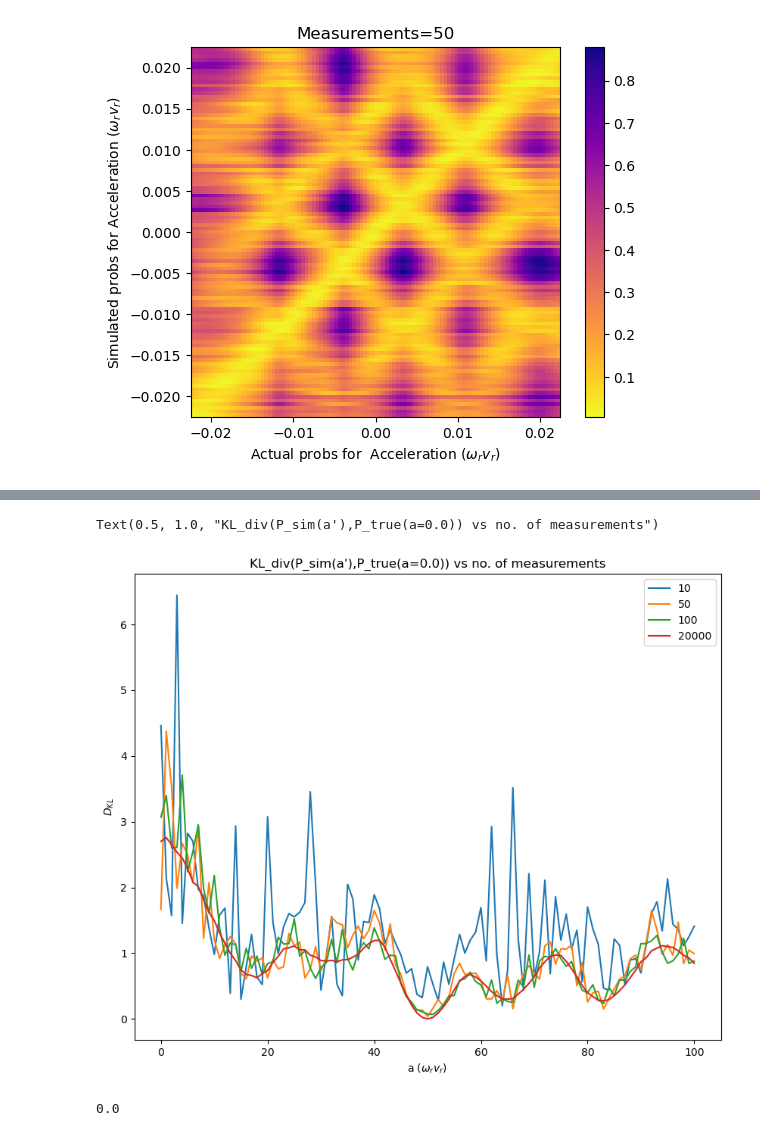
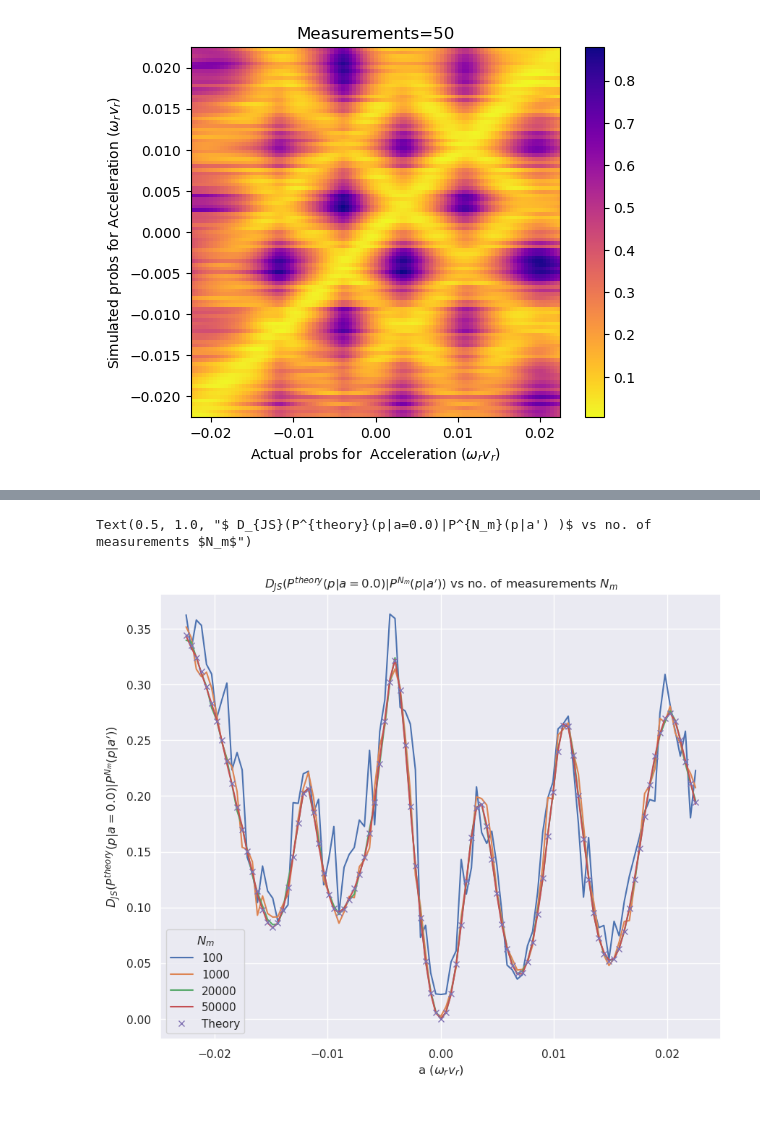
Before and after one commit to rootware/lattice_evolution, a Jupyter notebook: Python/Experimental_comparison.ipynb, the cells around one changed output, grey strips where cells are left out. Cells and saved outputs as stored; diff of their text form; code cells hidden in the pictures.

```diff
--- a/Python/Experimental_comparison.ipynb
+++ b/Python/Experimental_comparison.ipynb
@@ -3,8 +3,10 @@
 # %%
 import numpy as np;
 import matplotlib.pyplot as plt;
-
+import seaborn as sns;
+import seaborn.objects as so;
 import Units
+sns.set_theme()
 # %% [markdown]
 Reformatting test.txt as separate files. Not always needed, were designed this way for comparison to C++ output files.
 # %% [markdown]
@@ -125,35 +189,36 @@ Text(0.5, 1.0, 'Measurements=50')
 # %%
 PossibleMomentumOutcomes =np.array( [-10+2*i for i in range(0,11)]); # values of momentum in n\hbar k_L
 PossibleOutcomes = range(0,11);
 datamom =np.reshape( MomProb, ( AList.size, VList.size,11));
 fig= plt.figure(figsize=(10,8))
 P_actual=np.array(datamom[:,int(( VList.shape[0]-1)/2),:]); # Fix this hardcoded value #FUCK
 P_simulated = np.zeros(P_actual.shape);
-runs = np.array([ 10, 50, 100, 20000]);
+runs = np.array([100, 1000, 20000, 50000]);
 JSDivergenceMatrix= np.zeros( (len(AList),1));
 for r in runs:
     for i in range(len(AList)):
         P_actual[i]=P_actual[i]/np.sum(P_actual[i]);
         #No errors
 
         Runs=r; # How many simulated data do we want
         outcomes = np.random.default_rng().choice(PossibleOutcomes,size=Runs, p = P_actual[i]);
         unique, frequency = np.unique(outcomes, return_counts = True);
         his = np.bincount(outcomes,minlength=11)
         P_simulated[i] = his/np.sum(his)
         P_simulated[P_simulated==0.0]= 1.0*10**(-40);
-        JSDivergenceMatrix[i]=KLDivergence(P_simulated[i], P_actual[50])
+        JSDivergenceMatrix[i]=JSDivergence( P_actual[50], P_simulated[i])
 
-    plt.plot(JSDivergenceMatrix, label=str(r))
+    plt.plot(AList, JSDivergenceMatrix, label=str(r))
 
-plt.legend()
-plt.ylabel("$D_{KL}$")
+KLDivergenceMatrix_real= np.zeros( (len(AList),1));
+for j in range(len(AList)):
+    KLDivergenceMatrix_real[j]=JSDivergence( P_actual[50], P_actual[j])
+
+plt.plot(AList,  KLDivergenceMatrix_real ,'x', label="Theory")
+plt.legend(title= "$N_m$")
+plt.ylabel("$D_{JS}(P^{theory}(p|a=0.0)|P^{N_m}(p|a') )$")
 plt.xlabel("a $(\omega_r v_r)$")
-plt.title("KL_div(P_sim(a'),P_true(a=0.0)) vs no. of measurements")
+plt.title("$ D_{JS}(P^{theory}(p|a=0.0)|P^{N_m}(p|a') )$ vs no. of measurements $N_m$")
 # %% [output]
-Text(0.5, 1.0, "KL_div(P_sim(a'),P_true(a=0.0)) vs no. of measurements")
+Text(0.5, 1.0, "$ D_{JS}(P^{theory}(p|a=0.0)|P^{N_m}(p|a') )$ vs no. of measurements $N_m$")
-[figure, old version]
+[figure, new version]
-# %%
-AList[50]
-# %% [output]
-0.0
```
Also changed, not shown: parts of 5 cells of this notebook.
